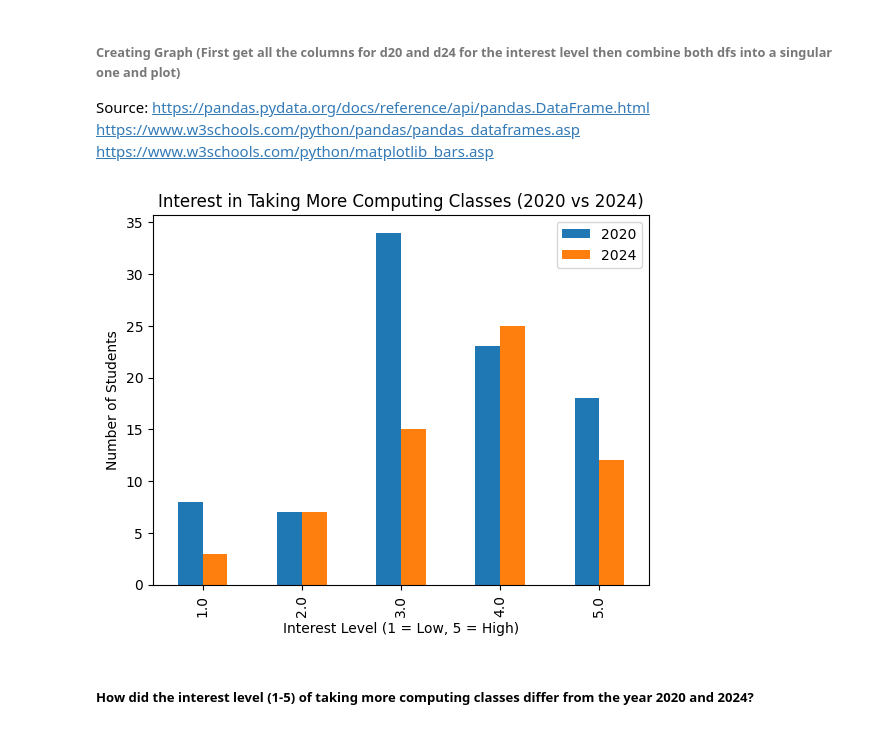
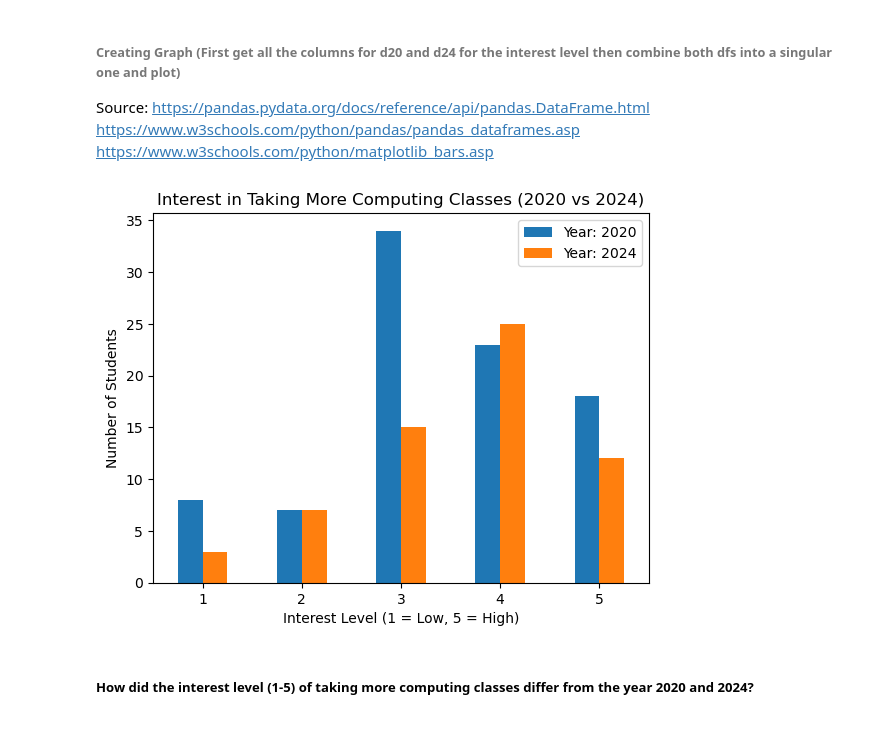
Before and after one commit to rrishi04/Project-1---College-Recruitment-Improvement-Study, a Jupyter notebook: Project#1_Part2 (1).ipynb, the cells around one changed output. Drawn from its saved outputs; the diff is of its cells as text; code cells hidden in the pictures.

```diff
--- a/Project#1_Part2 (1).ipynb
+++ b/Project#1_Part2 (1).ipynb
@@ -196,6 +115,9 @@ new_columns = {
 }
 df24 = df24.rename(columns=new_columns)
 df20 = df20.rename(columns=new_columns)
+# %%
+df20['interest_level'] = df20['interest_level'].astype('Int64')
+df24['interest_level'] = df24['interest_level'].astype('Int64')
 # %% [markdown]
 ###### **Pandas Functions to see Changes**
 # %%
@@ -255,18 +175,19 @@ https://www.w3schools.com/python/matplotlib_bars.asp
 # %%
 # get data 2020 and 2024 and combine values of interest level to vs
 df = pd.DataFrame({
-    '2020': df20['interest_level'].value_counts(),
-    '2024': df24['interest_level'].value_counts()
+    'Year: 2020': df20['interest_level'].value_counts(),
+    'Year: 2024': df24['interest_level'].value_counts()
 })
 
 # graph both based on interest
 df.plot(kind='bar')
 plt.xlabel('Interest Level (1 = Low, 5 = High)')
+plt.xticks(rotation=0)
 plt.ylabel('Number of Students')
 plt.title('Interest in Taking More Computing Classes (2020 vs 2024)')
 plt.show()
 # %% [output]
-[figure, old version]
+[figure, new version]
 # %% [markdown]
 ##### How did the interest level (1-5) of taking more computing classes differ from the year 2020 and 2024?
 # %% [markdown]
```
Also changed, not shown: parts of 10 cells of this notebook.
